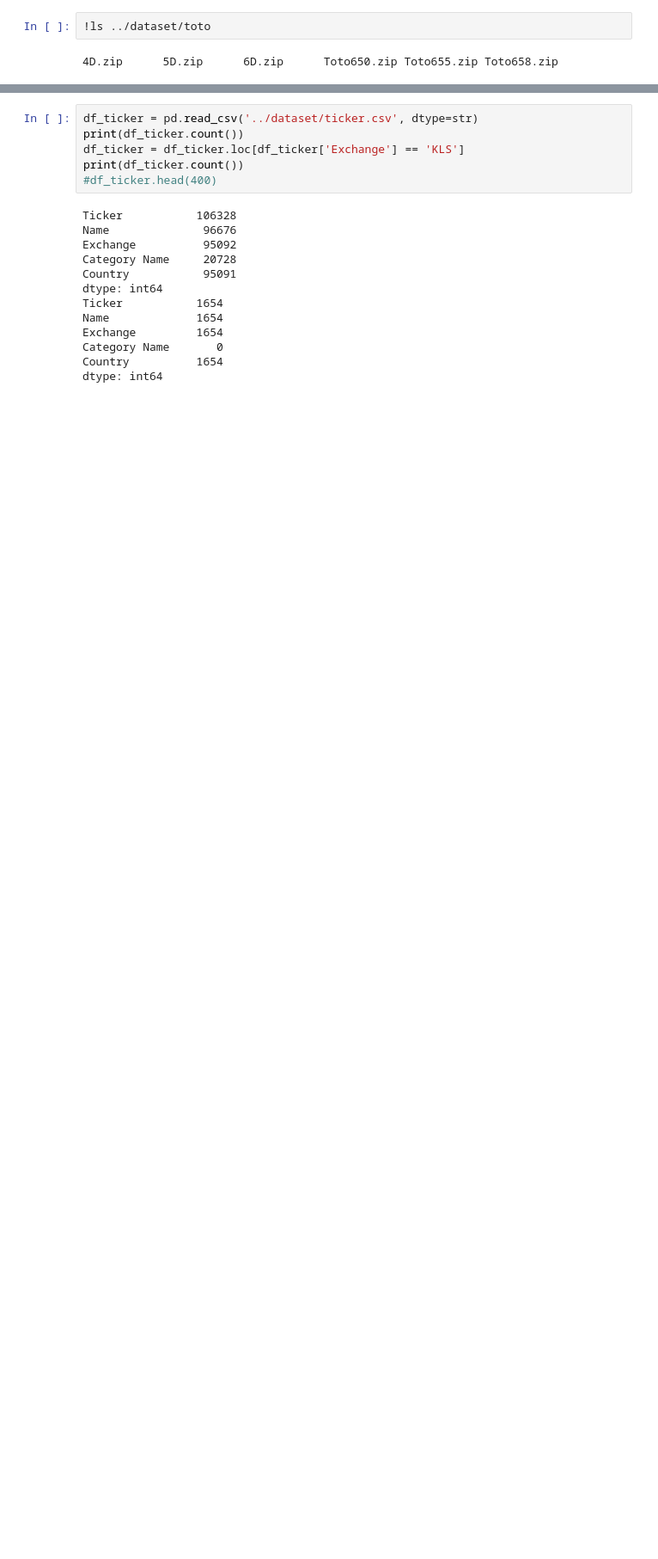
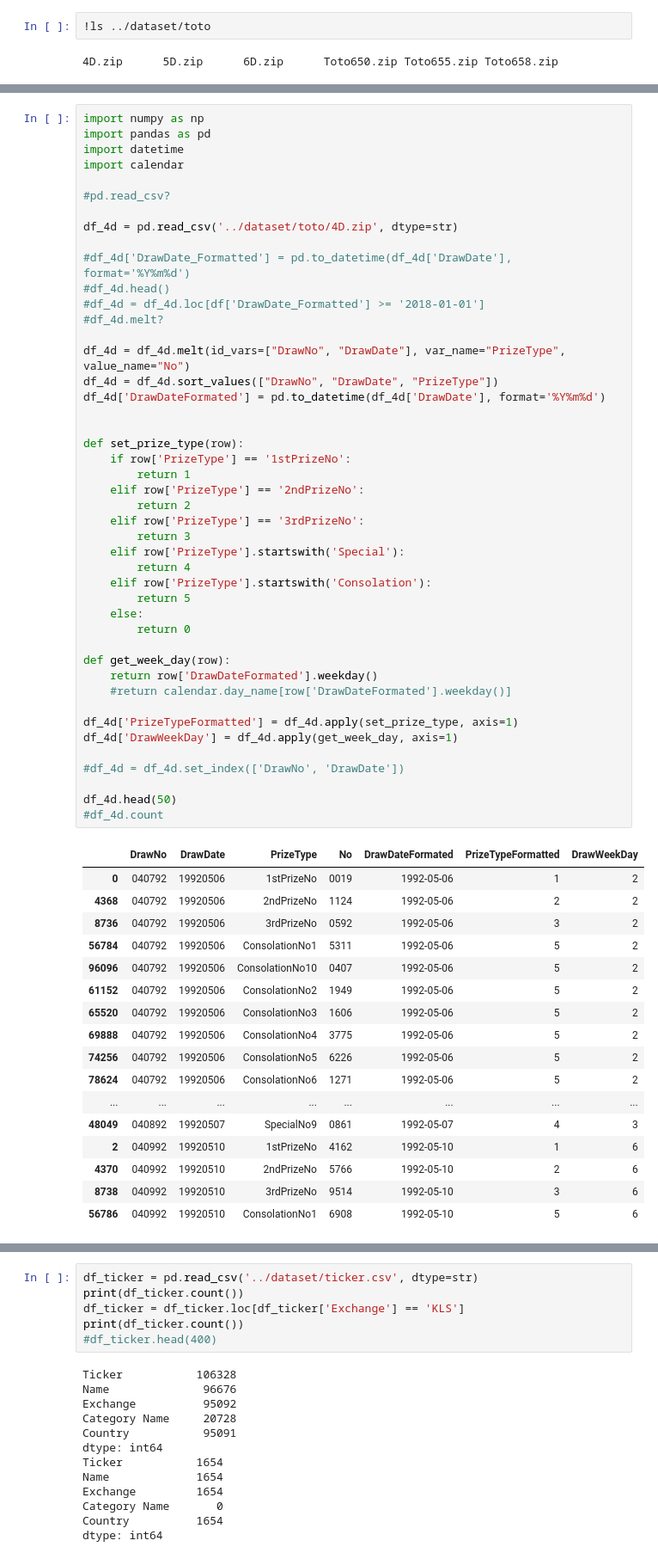
Before and after one commit to mengwangk/ai-playground, a Jupyter notebook: notebook/myInvestor-toolkit.ipynb, the cells around one changed output, grey strips where cells are left out. Shown: that part at 86% size. Cells and saved outputs as stored; diff of their text form; blank space fills up the shorter version.

```diff
--- a/notebook/myInvestor-toolkit.ipynb
+++ b/notebook/myInvestor-toolkit.ipynb
@@ -32,0 +5,63 @@ df.head(10)
+# %%
+import numpy as np
+import pandas as pd
+import datetime
+import calendar
+
+#pd.read_csv?
+
+df_4d = pd.read_csv('../dataset/toto/4D.zip', dtype=str)
+
+#df_4d['DrawDate_Formatted'] = pd.to_datetime(df_4d['DrawDate'], format='%Y%m%d')
+#df_4d.head()
+#df_4d = df_4d.loc[df['DrawDate_Formatted'] >= '2018-01-01']
+#df_4d.melt?
+
+df_4d = df_4d.melt(id_vars=["DrawNo", "DrawDate"], var_name="PrizeType", value_name="No")
+df_4d = df_4d.sort_values(["DrawNo", "DrawDate", "PrizeType"])
+df_4d['DrawDateFormated'] = pd.to_datetime(df_4d['DrawDate'], format='%Y%m%d')
+
+
+def set_prize_type(row):
+    if row['PrizeType'] == '1stPrizeNo':
+        return 1
+    elif row['PrizeType'] == '2ndPrizeNo':
+        return 2
+    elif row['PrizeType'] == '3rdPrizeNo':
+        return 3
+    elif row['PrizeType'].startswith('Special'):
+        return 4
+    elif row['PrizeType'].startswith('Consolation'):
+        return 5
+    else:
+        return 0
+
+def get_week_day(row):
+    return row['DrawDateFormated'].weekday()
+    #return calendar.day_name[row['DrawDateFormated'].weekday()]
+
+df_4d['PrizeTypeFormatted'] = df_4d.apply(set_prize_type, axis=1)
+df_4d['DrawWeekDay'] = df_4d.apply(get_week_day, axis=1)
+
+#df_4d = df_4d.set_index(['DrawNo', 'DrawDate'])
+
+df_4d.head(50)
+#df_4d.count
+# %% [output]
+|  | DrawNo | DrawDate | PrizeType | No | DrawDateFormated | PrizeTypeFormatted | DrawWeekDay |
+| 0 | 040792 | 19920506 | 1stPrizeNo | 0019 | 1992-05-06 | 1 | 2 |
+| 4368 | 040792 | 19920506 | 2ndPrizeNo | 1124 | 1992-05-06 | 2 | 2 |
+| 8736 | 040792 | 19920506 | 3rdPrizeNo | 0592 | 1992-05-06 | 3 | 2 |
+| 56784 | 040792 | 19920506 | ConsolationNo1 | 5311 | 1992-05-06 | 5 | 2 |
+| 96096 | 040792 | 19920506 | ConsolationNo10 | 0407 | 1992-05-06 | 5 | 2 |
+| 61152 | 040792 | 19920506 | ConsolationNo2 | 1949 | 1992-05-06 | 5 | 2 |
+| 65520 | 040792 | 19920506 | ConsolationNo3 | 1606 | 1992-05-06 | 5 | 2 |
+| 69888 | 040792 | 19920506 | ConsolationNo4 | 3775 | 1992-05-06 | 5 | 2 |
+| 74256 | 040792 | 19920506 | ConsolationNo5 | 6226 | 1992-05-06 | 5 | 2 |
+| 78624 | 040792 | 19920506 | ConsolationNo6 | 1271 | 1992-05-06 | 5 | 2 |
+| ... | ... | ... | ... | ... | ... | ... | ... |
+| 48049 | 040892 | 19920507 | SpecialNo9 | 0861 | 1992-05-07 | 4 | 3 |
+| 2 | 040992 | 19920510 | 1stPrizeNo | 4162 | 1992-05-10 | 1 | 6 |
+| 4370 | 040992 | 19920510 | 2ndPrizeNo | 5766 | 1992-05-10 | 2 | 6 |
+| 8738 | 040992 | 19920510 | 3rdPrizeNo | 9514 | 1992-05-10 | 3 | 6 |
+| 56786 | 040992 | 19920510 | ConsolationNo1 | 6908 | 1992-05-10 | 5 | 6 |
```
Also changed, not shown: parts of 4 cells of this notebook, 2 other files.
